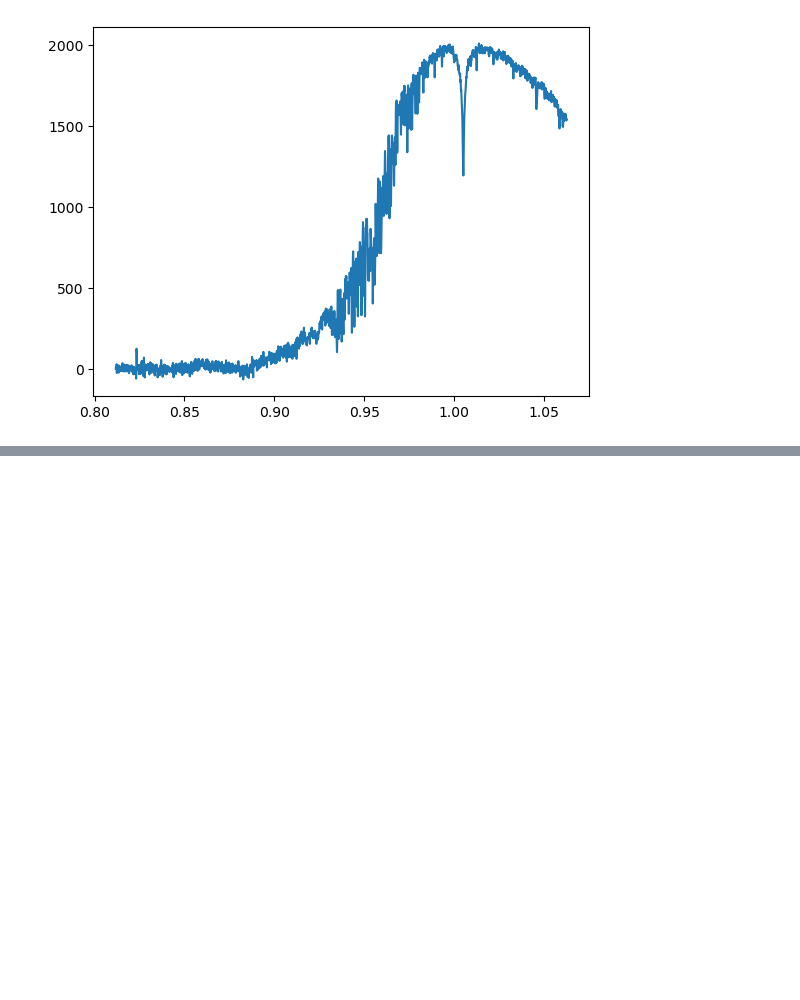
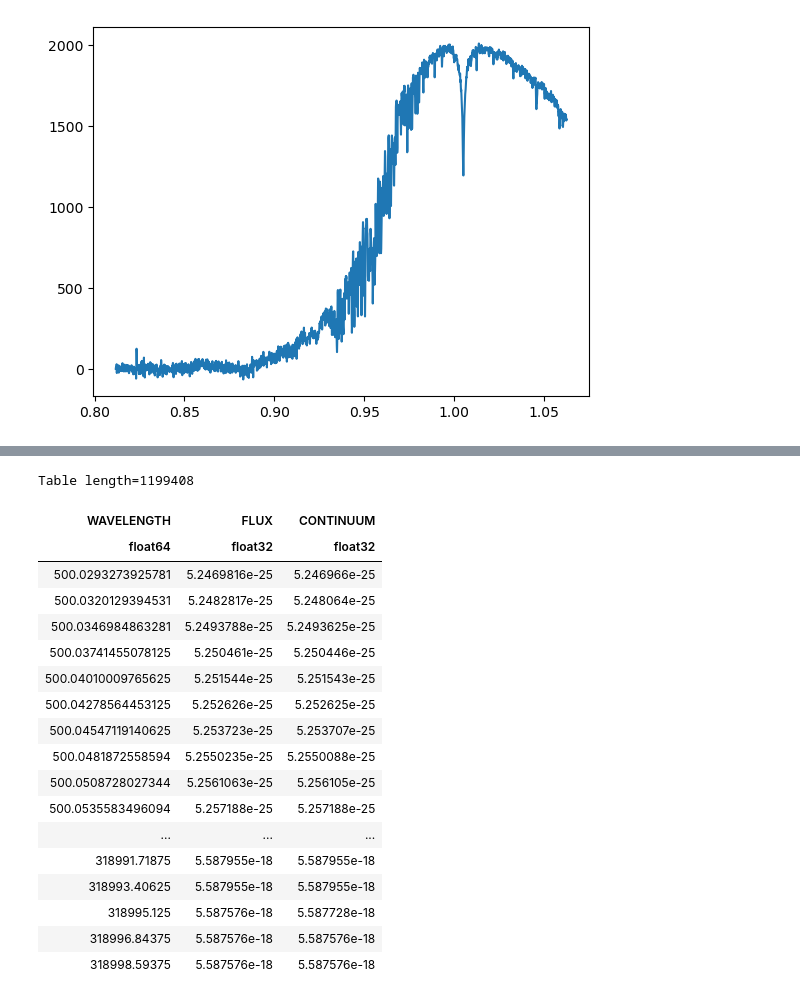
Before and after one commit to Hallflower20/palomar-project, a Jupyter notebook: data/reduce_data.ipynb, the cells around one changed output, grey strips where cells are left out. Saved outputs shown, nothing was run; the diff lists cells and outputs as text; code cells hidden in the pictures; blank space fills up the shorter version.

```diff
--- a/data/reduce_data.ipynb
+++ b/data/reduce_data.ipynb
@@ -447,0 +418,2 @@ else:
+# %%
+standard_highres = fits.open("./standard/eta1dor_mod_004.fits")
@@ -447,0 +460,23 @@ else:
+# %%
+standard_high_res = Table(standard_highres[1].data)
+standard_high_res
+# %% [output]
+Table length=1199408
+| WAVELENGTH | FLUX | CONTINUUM |
+| float64 | float32 | float32 |
+| 500.0293273925781 | 5.2469816e-25 | 5.246966e-25 |
+| 500.0320129394531 | 5.2482817e-25 | 5.248064e-25 |
+| 500.0346984863281 | 5.2493788e-25 | 5.2493625e-25 |
+| 500.03741455078125 | 5.250461e-25 | 5.250446e-25 |
+| 500.04010009765625 | 5.251544e-25 | 5.251543e-25 |
+| 500.04278564453125 | 5.252626e-25 | 5.252625e-25 |
+| 500.04547119140625 | 5.253723e-25 | 5.253707e-25 |
+| 500.0481872558594 | 5.2550235e-25 | 5.2550088e-25 |
+| 500.0508728027344 | 5.2561063e-25 | 5.256105e-25 |
+| 500.0535583496094 | 5.257188e-25 | 5.257188e-25 |
+| ... | ... | ... |
+| 318991.71875 | 5.587955e-18 | 5.587955e-18 |
+| 318993.40625 | 5.587955e-18 | 5.587955e-18 |
+| 318995.125 | 5.587576e-18 | 5.587728e-18 |
+| 318996.84375 | 5.587576e-18 | 5.587576e-18 |
+| 318998.59375 | 5.587576e-18 | 5.587576e-18 |
```
Also changed, not shown: parts of 13 cells of this notebook, 3 other files.
